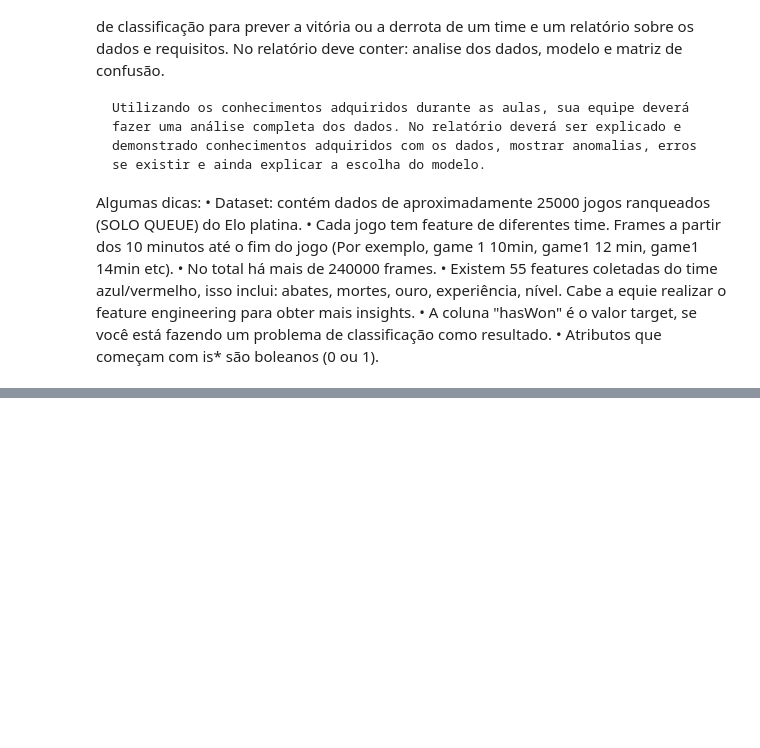
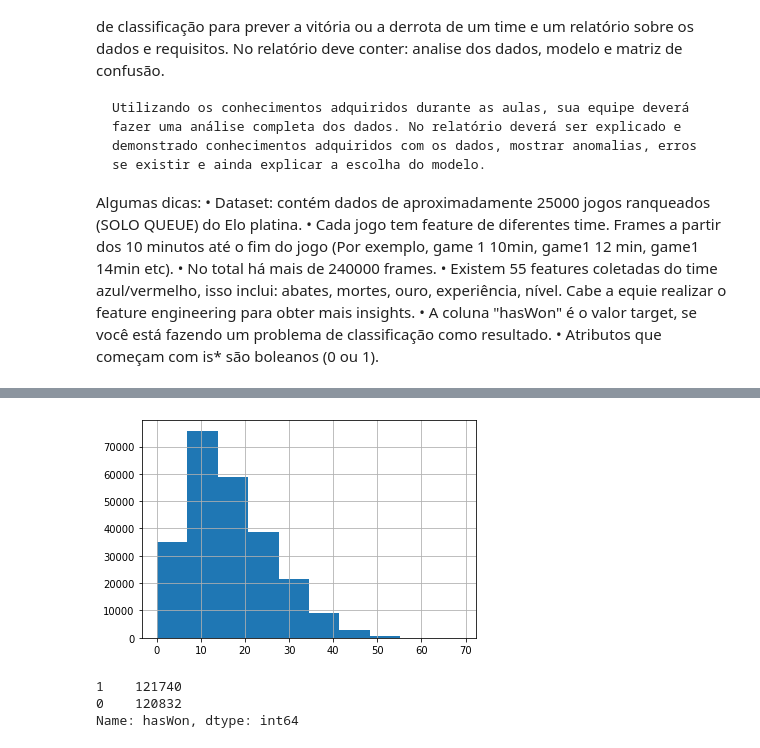
Before and after one commit to JessicaSousa/DesafioHackathon, a Jupyter notebook: MarathonAI_vespertino.ipynb, the cells around one changed output, grey strips where cells are left out. Saved outputs shown, nothing was run; the diff lists cells and outputs as text; code cells hidden in the pictures; blank space fills up the shorter version.

```diff
--- a/MarathonAI_vespertino.ipynb
+++ b/MarathonAI_vespertino.ipynb
@@ -35,0 +106,10 @@ df = pd.read_csv('/content/drive/MyDrive/dataset_marathonAI/lol_ranked_games_red
+# %%
+df['kills'].hist();
+# %% [output]
+[figure, added]
+# %%
+df['hasWon'].value_counts()
+# %% [output]
+1    121740
+0    120832
+Name: hasWon, dtype: int64
```
Also changed, not shown: parts of 54 cells of this notebook, 1 other file.
